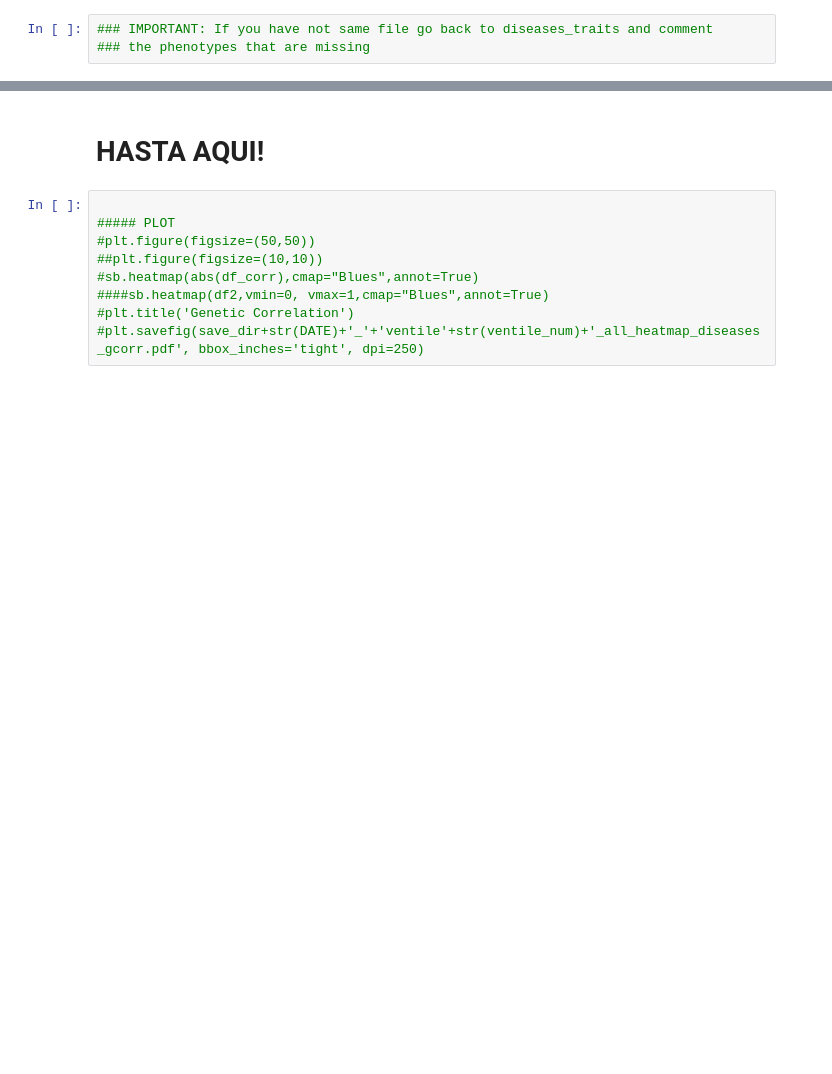
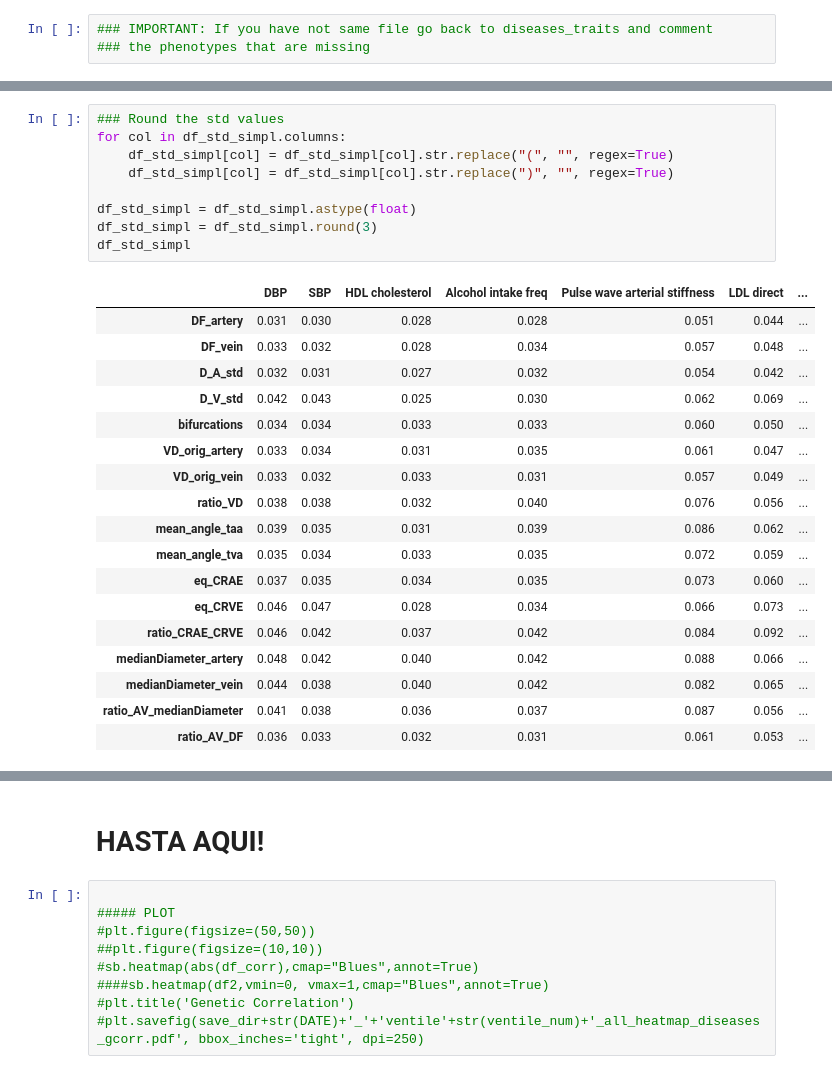
Before and after one commit to BergmannLab/retina-phenotypes, a Jupyter notebook: complementary/GWAS_postprocessing/ldsr_correlation/gcorr_diseases_ldsr.ipynb, the cells around one changed output, grey strips where cells are left out. Saved outputs shown, nothing was run; the diff lists cells and outputs as text; blank space fills up the shorter version.

```diff
--- a/complementary/GWAS_postprocessing/ldsr_correlation/gcorr_diseases_ldsr.ipynb
+++ b/complementary/GWAS_postprocessing/ldsr_correlation/gcorr_diseases_ldsr.ipynb
@@ -261,2 +247,30 @@ df_corr_simpl
+# %%
+### Round the std values
+for col in df_std_simpl.columns:
+    df_std_simpl[col] = df_std_simpl[col].str.replace("(", "", regex=True)
+    df_std_simpl[col] = df_std_simpl[col].str.replace(")", "", regex=True)
+
+df_std_simpl = df_std_simpl.astype(float)
+df_std_simpl = df_std_simpl.round(3)
+df_std_simpl
+# %% [output]
+|  | DBP | SBP | HDL cholesterol | Alcohol intake freq | Pulse wave arterial stiffness | LDL direct | ... |
+| DF_artery | 0.031 | 0.030 | 0.028 | 0.028 | 0.051 | 0.044 | ... |
+| DF_vein | 0.033 | 0.032 | 0.028 | 0.034 | 0.057 | 0.048 | ... |
+| D_A_std | 0.032 | 0.031 | 0.027 | 0.032 | 0.054 | 0.042 | ... |
+| D_V_std | 0.042 | 0.043 | 0.025 | 0.030 | 0.062 | 0.069 | ... |
+| bifurcations | 0.034 | 0.034 | 0.033 | 0.033 | 0.060 | 0.050 | ... |
+| VD_orig_artery | 0.033 | 0.034 | 0.031 | 0.035 | 0.061 | 0.047 | ... |
+| VD_orig_vein | 0.033 | 0.032 | 0.033 | 0.031 | 0.057 | 0.049 | ... |
+| ratio_VD | 0.038 | 0.038 | 0.032 | 0.040 | 0.076 | 0.056 | ... |
+| mean_angle_taa | 0.039 | 0.035 | 0.031 | 0.039 | 0.086 | 0.062 | ... |
+| mean_angle_tva | 0.035 | 0.034 | 0.033 | 0.035 | 0.072 | 0.059 | ... |
+| eq_CRAE | 0.037 | 0.035 | 0.034 | 0.035 | 0.073 | 0.060 | ... |
+| eq_CRVE | 0.046 | 0.047 | 0.028 | 0.034 | 0.066 | 0.073 | ... |
+| ratio_CRAE_CRVE | 0.046 | 0.042 | 0.037 | 0.042 | 0.084 | 0.092 | ... |
+| medianDiameter_artery | 0.048 | 0.042 | 0.040 | 0.042 | 0.088 | 0.066 | ... |
+| medianDiameter_vein | 0.044 | 0.038 | 0.040 | 0.042 | 0.082 | 0.065 | ... |
+| ratio_AV_medianDiameter | 0.041 | 0.038 | 0.036 | 0.037 | 0.087 | 0.056 | ... |
+| ratio_AV_DF | 0.036 | 0.033 | 0.032 | 0.031 | 0.061 | 0.053 | ... |
 # %%
 #print(df_reducida.columns, df_std.columns)
```
Also changed, not shown: parts of 7 cells of this notebook, 3 other files.
